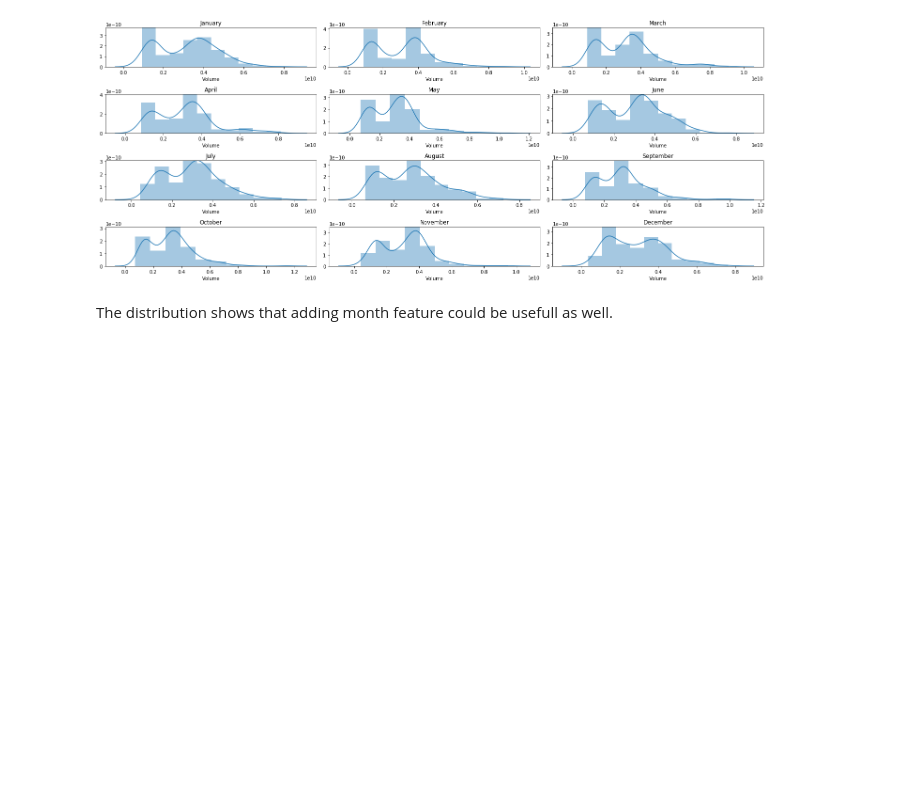
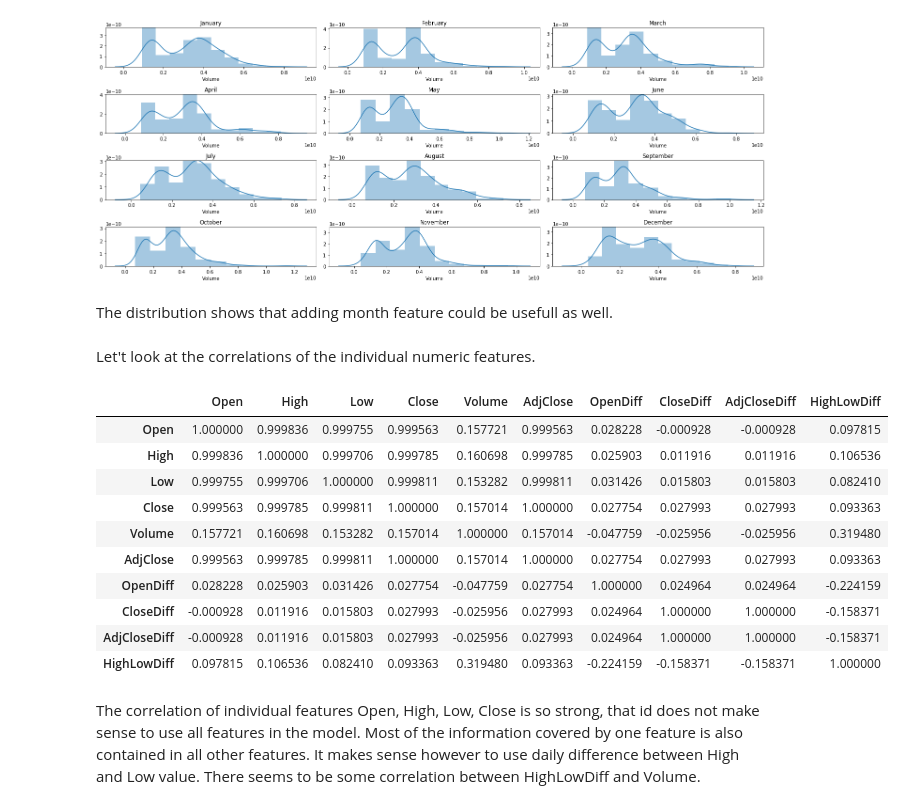
Before and after one commit to ludvik-martin/trade_volume_prediction, a Jupyter notebook: eda/eda.ipynb, the cells around one changed output. Cells and saved outputs as stored; diff of their text form; code cells hidden in the pictures; blank space fills up the shorter version.

```diff
--- a/eda/eda.ipynb
+++ b/eda/eda.ipynb
@@ -81,3 +78,21 @@ fig.tight_layout()
 [figure]
 # %% [markdown]
 The distribution shows that adding month feature could be usefull as well.
+# %% [markdown]
+Let't look at the correlations of the individual numeric features.
+# %%
+df.drop(['DayOfWeek', 'Month'], axis=1).corr()
+# %% [output]
+|  | Open | High | Low | Close | Volume | AdjClose | OpenDiff | CloseDiff | AdjCloseDiff | HighLowDiff |
+| Open | 1.000000 | 0.999836 | 0.999755 | 0.999563 | 0.157721 | 0.999563 | 0.028228 | -0.000928 | -0.000928 | 0.097815 |
+| High | 0.999836 | 1.000000 | 0.999706 | 0.999785 | 0.160698 | 0.999785 | 0.025903 | 0.011916 | 0.011916 | 0.106536 |
+| Low | 0.999755 | 0.999706 | 1.000000 | 0.999811 | 0.153282 | 0.999811 | 0.031426 | 0.015803 | 0.015803 | 0.082410 |
+| Close | 0.999563 | 0.999785 | 0.999811 | 1.000000 | 0.157014 | 1.000000 | 0.027754 | 0.027993 | 0.027993 | 0.093363 |
+| Volume | 0.157721 | 0.160698 | 0.153282 | 0.157014 | 1.000000 | 0.157014 | -0.047759 | -0.025956 | -0.025956 | 0.319480 |
+| AdjClose | 0.999563 | 0.999785 | 0.999811 | 1.000000 | 0.157014 | 1.000000 | 0.027754 | 0.027993 | 0.027993 | 0.093363 |
+| OpenDiff | 0.028228 | 0.025903 | 0.031426 | 0.027754 | -0.047759 | 0.027754 | 1.000000 | 0.024964 | 0.024964 | -0.224159 |
+| CloseDiff | -0.000928 | 0.011916 | 0.015803 | 0.027993 | -0.025956 | 0.027993 | 0.024964 | 1.000000 | 1.000000 | -0.158371 |
+| AdjCloseDiff | -0.000928 | 0.011916 | 0.015803 | 0.027993 | -0.025956 | 0.027993 | 0.024964 | 1.000000 | 1.000000 | -0.158371 |
+| HighLowDiff | 0.097815 | 0.106536 | 0.082410 | 0.093363 | 0.319480 | 0.093363 | -0.224159 | -0.158371 | -0.158371 | 1.000000 |
+# %% [markdown]
+The correlation of individual features Open, High, Low, Close is so strong, that id does not make sense to use all features in the model. Most of the information covered by one feature is also contained in all other features. It makes sense however to use daily difference between High and Low value. There seems to be some correlation between HighLowDiff and Volume.
```
Also changed, not shown: parts of 6 cells of this notebook, 4 other files.
